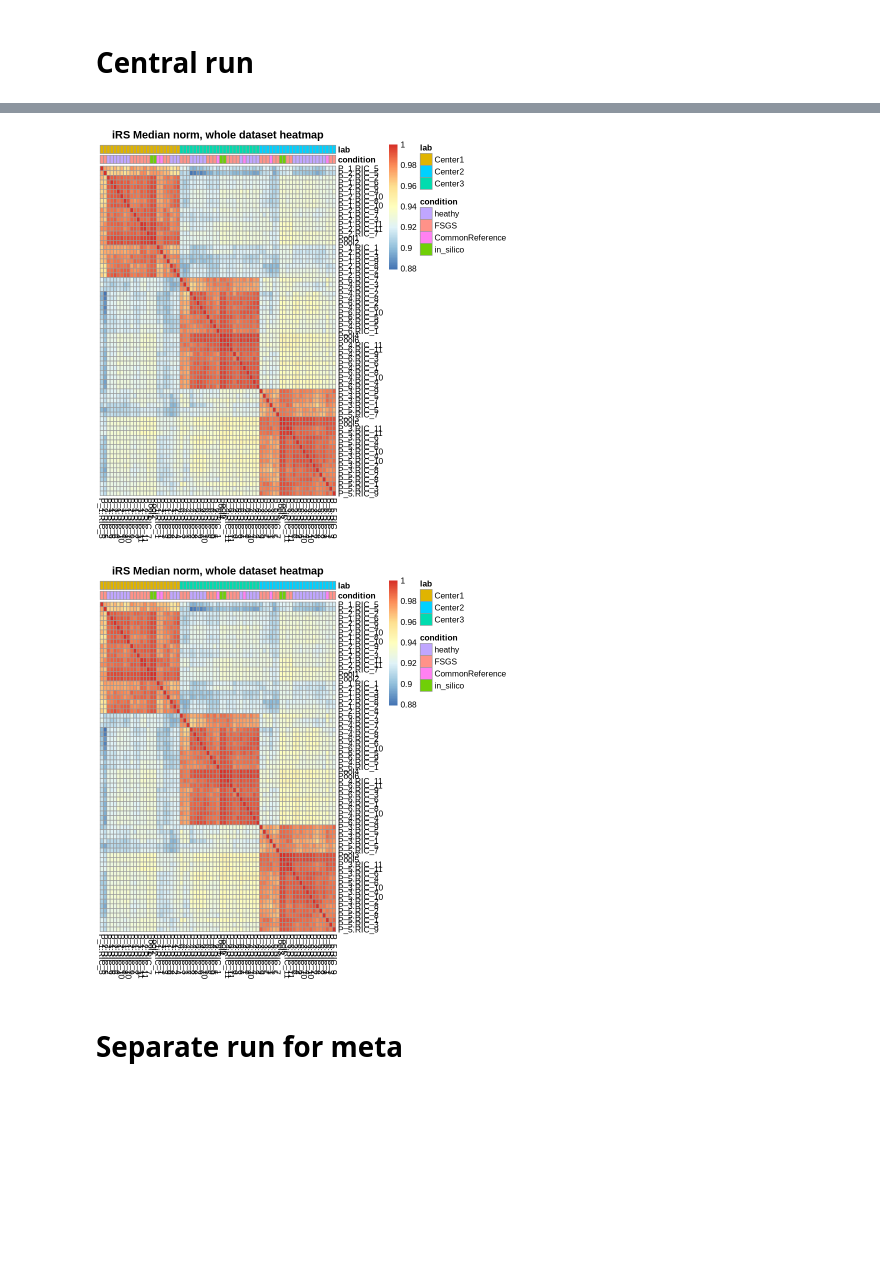
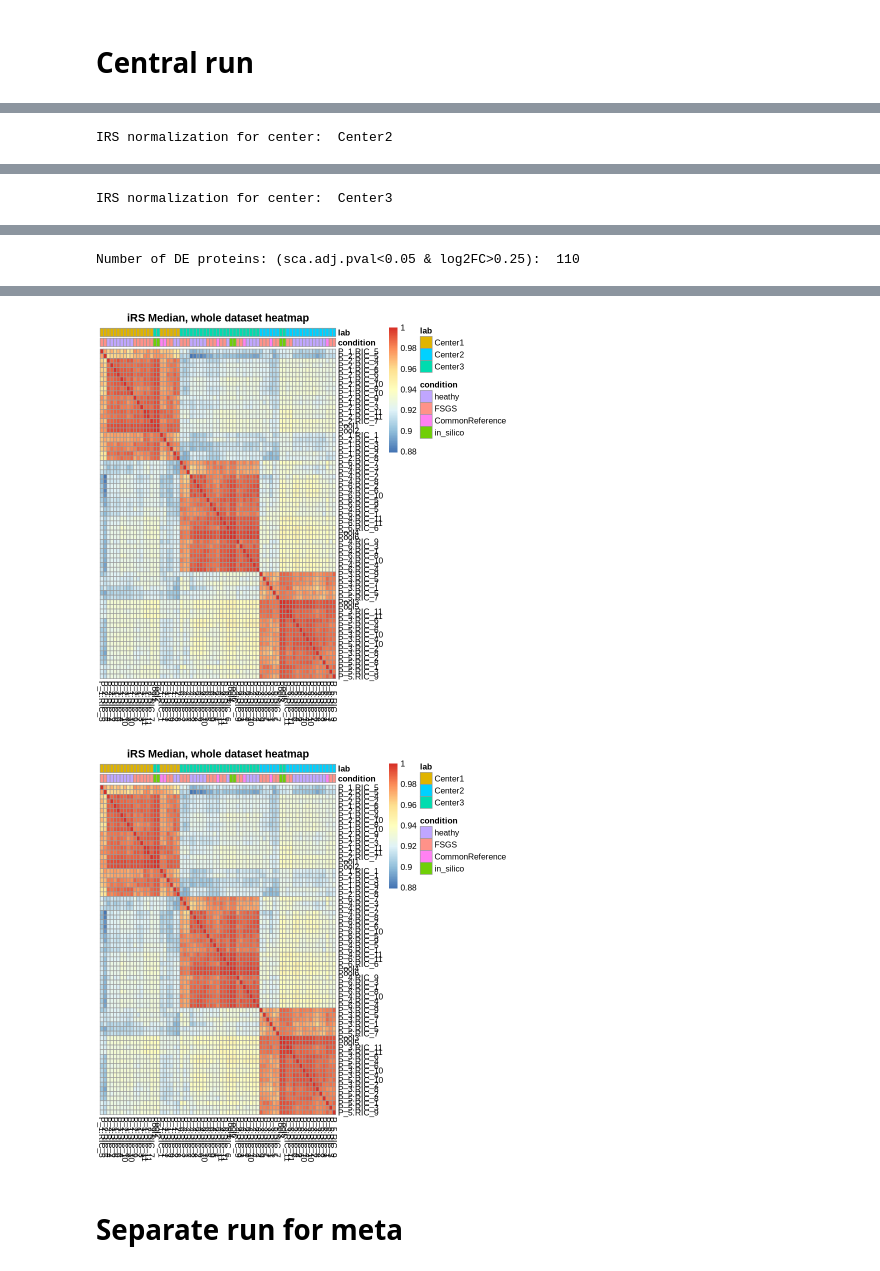
Before and after one commit to Freddsle/FedProt, a Jupyter notebook: evaluation/TMT_data/01_run_deqms.ipynb, the cells around one changed output, grey strips where cells are left out. Cells and saved outputs as stored; diff of their text form; code cells hidden in the pictures; blank space fills up the shorter version.

Commit message:
Updated FedProt for TMT in silico ref data

```diff
--- a/evaluation/TMT_data/01_run_deqms.ipynb
+++ b/evaluation/TMT_data/01_run_deqms.ipynb
@@ -28,29 +28,25 @@ The following object is masked from ‘package:purrr’:
 
     flatten
 # %%
-create_plots <- function(pg_matrix, metadata, name, plot_file_prefix, shape_col="Pool", width=14){
+create_plots <- function(pg_matrix, metadata, name, plot_file_prefix, shape_col="Pool", width=14, log_transform=FALSE){
 
-    # log2 transform for plots
-    pg_matrix <- pg_matrix %>%
-      mutate(across(everything(),
-                      ~ {.x <- log2(.)
-                      replace(.x, .x < 0 | is.infinite(.x), NA)
-                      }))
+    # if not log transformed, log transform
+    if (!log_transform){
+        pg_matrix <- log2(pg_matrix + 1)
+    }
+
     # plots
     plot_pca <- pca_plot(pg_matrix, metadata,
         title=paste0(name, " PCA"),
         quantitative_col_name='file', col_col='condition', shape_col=shape_col)
-
     plot_boxplot <- boxplot_pg(pg_matrix, metadata,
         title=paste0(name, " Boxplot"),
         color_col='condition', quantitativeColumnName='file')
-
     plot_density <- plotIntensityDensityByPool(pg_matrix, metadata,
         title=paste0(name, " Density"),
         poolColumnName='condition',
         quantitativeColumnName='file')
-
-    plot_heatmap <- heatmap_plot(pg_matrix, metadata, name, condition="condition", lab=shape_col)
+    plot_heatmap <- heatmap_plot(pg_matrix, metadata, name, lab=shape_col)
 
     layout <- (plot_density | plot_pca) /
             (plot_boxplot | plot_heatmap)
@@ -76,17 +72,17 @@ for (dataset in datasets_list){
 
   central_intensities = NULL
   central_counts = NULL
+
   central_batch_info = read_tsv(paste0(path_to_reports, 'metadata.tsv'), show_col_types = FALSE)
-  central_batch_info <- central_batch_info %>%
+  central_batch_info <- central_batch_info  %>%
     mutate(Group = ifelse(Group == "Common Reference", "CommonReference", Group)) %>%
     mutate(
-      file = Quantitative.column.name,
-      lab = Center,
-      condition = Group
+        file = Quantitative.column.name,
+        lab = as.factor(Center),
+        condition = factor(Group, levels = c('heathy', 'FSGS', "CommonReference"))
     )
 
   for (name in labs_list) {
-
     intensities = read_tsv(paste0(path_to_reports, name, '/pg_intensities.tsv'), show_col_types = FALSE)
     counts = read_tsv(paste0(path_to_reports, name, '/pg_counts.tsv'), show_col_types = FALSE)
 
@@ -103,13 +99,13 @@ for (dataset in datasets_list){
   cat('\tNumber of proteins: ', nrow(central_intensities), '\n')
   cat('\tNumber of samples: ', ncol(central_intensities)-1, '\n')
 
+  # transform and order
   central_intensities <- central_intensities %>% column_to_rownames('Majority.protein.IDs')
-  # save for RBE
-  # write.table(central_intensities, file = paste0('/home/yuliya/repos/other/removeBatch/evaluation_data/proteomics/before/', dataset, '_central_intensities.tsv'), sep = "\t", quote = FALSE, row.names = TRUE)
-  # write.table(central_batch_info, file = paste0('/home/yuliya/repos/other/removeBatch/evaluation_data/proteomics/before/', dataset, '_central_batch_info.tsv'), sep = "\t", quote = FALSE, row.names = FALSE)
   central_counts <- central_counts %>% column_to_rownames('Majority.protein.IDs')
+
   central_intensities <- central_intensities[, central_batch_info$file]
 
+  ########################################################################################
   # filter by condition
   intensities <- filter_na_proteins(central_intensities, central_batch_info, "file")
   central_intensities <- filter_by_condition(central_intensities, central_batch_info,
@@ -124,11 +120,10 @@ for (dataset in datasets_list){
   analyzed_proteins[[dataset]] <- rownames(central_intensities)
 
 
+  ########################################################################################
   # NORMALIZATION
   # median normalization
-  medianNorm_intensities <- medianNorm(central_intensities) %>% as.data.frame()
-  rownames(medianNorm_intensities) <- rownames(central_intensities)
-  central_intensities <- medianNorm_intensities
+  central_intensities <- medianNorm(central_intensities) %>% as.data.frame()
 
   corrected_intensities <- NULL
   updates_metadata <- NULL
@@ -141,8 +136,12 @@ for (dataset in datasets_list){
 
     irs_res <- irsNorm_in_silico_single_center(
       center_intensities, center_batch_info,
-      center = center
+      pool_col = "Pool",
+      column_name = "file",
+      center = name,
+      aggregation_method = "average"
     )
+
     # add to the central data
     if(is.null(corrected_intensities)){
       corrected_intensities = irs_res$corrected_data
@@ -153,29 +152,31 @@ for (dataset in datasets_list){
     }
   }
 
-  central_batch_info <- updates_metadata %>% as.data.frame()
-  central_intensities <- corrected_intensities %>% as.data.frame()
-  central_intensities <- central_intensities[, central_batch_info$file %>% unlist()]
-
-  central_batch_info <- central_batch_info %>%
+  central_batch_info <- updates_metadata %>% as.data.frame() %>%
     mutate(
         file = as.character(file),
         lab = as.factor(as.character(lab)),
         Pool = as.factor(as.character(Pool)),
         condition = factor(as.character(condition), levels = c('heathy', 'FSGS', "CommonReference", "in_silico"))
       )
+
+  central_intensities <- corrected_intensities %>% as.data.frame()
+  central_intensities <- central_intensities[, central_batch_info$file]
   rownames(central_batch_info) <- central_batch_info$file
 
   # plot results
-  create_plots(central_intensities, central_batch_info, "iRS Median norm, whole dataset",
+  create_plots(central_intensities, central_batch_info, "iRS Median, whole dataset",
     "/home/yuliya/repos/cosybio/FedProt/data/TMT_data/01_smaller_lib_balanced_PG_MajorPG/IRS_median",
     shape_col = "lab", width = 20)
 
-  central_intensities <- log2(central_intensities + 1)
+  ################################################################################################
+  # DE analysis
 
   # select minimal count across column for each protein (with na.rm = TRUE)
   central_counts$count <- apply(central_counts, 1, min, na.rm = TRUE)
   central_counts <- central_counts %>% select(count)
+
+  central_intensities <- log2(central_intensities + 1)
 
   # run DE analysis
   design <- make_design(central_batch_info, 'condition', 'Pool')
@@ -184,6 +185,8 @@ for (dataset in datasets_list){
   de_results <- de_results %>% rownames_to_column('Protein')
   write.table(de_results, file = paste0(output_path, "/central_res.tsv"), sep = "\t", quote = FALSE, row.names = FALSE)
 
+  cat("Number of DE proteins: (sca.adj.pval<0.05 & log2FC>0.25): ", sum((de_results$sca.adj.pval < 0.05 & abs(de_results$logFC) > 0.25)), "\n")
+
   # plot volcano plot
   plot_result <- volcano_plot(
     de_results, paste(dataset, "central", ", healthy/FSGS"),
@@ -191,6 +194,14 @@ for (dataset in datasets_list){
     show_names = FALSE
   )
   ggsave(file = paste0(output_path, '/central_volcano_plot.svg'), plot = plot_result, width = 8, height = 5)
+
+  rownames(de_results) <- de_results$Protein
+  plot_result <- volcano_plot(
+    de_results, paste(dataset, "central", ", healthy/FSGS"),
+    pval_threshold = 0.05, logfc_threshold = 0.25,
+    show_names = TRUE
+  )
+  ggsave(file = paste0(output_path, '/central_volcano_plot_names.svg'), plot = plot_result, width = 8, height = 5)
 }
 # %% [output]
 Dataset:  01_smaller_lib_balanced_PG_MajorPG
@@ -221,0 +223 @@ Warning message:
+IRS normalization for center:  Center2
@@ -221,0 +226 @@ Warning message:
+IRS normalization for center:  Center3
@@ -221,0 +246 @@ Warning message:
+Number of DE proteins: (sca.adj.pval<0.05 & log2FC>0.25):  110
@@ -222,4 +249,4 @@ Warning message:
-[figure, old version]
+[figure, new version]
-[figure, old version]
+[figure, new version]
 # %% [markdown]
 # Separate run for meta
```
Also changed, not shown: parts of 8 cells of this notebook, 9 other files.
